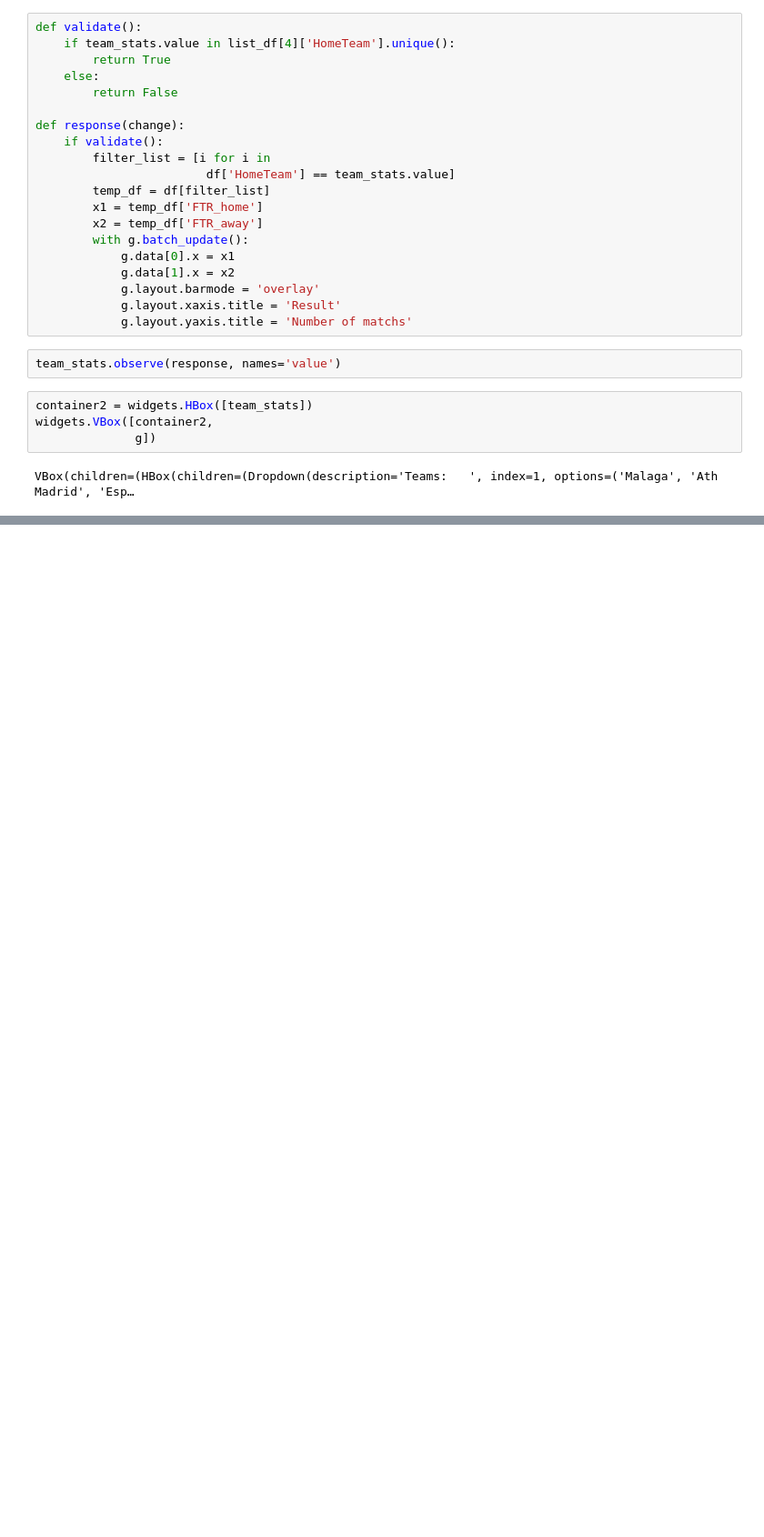
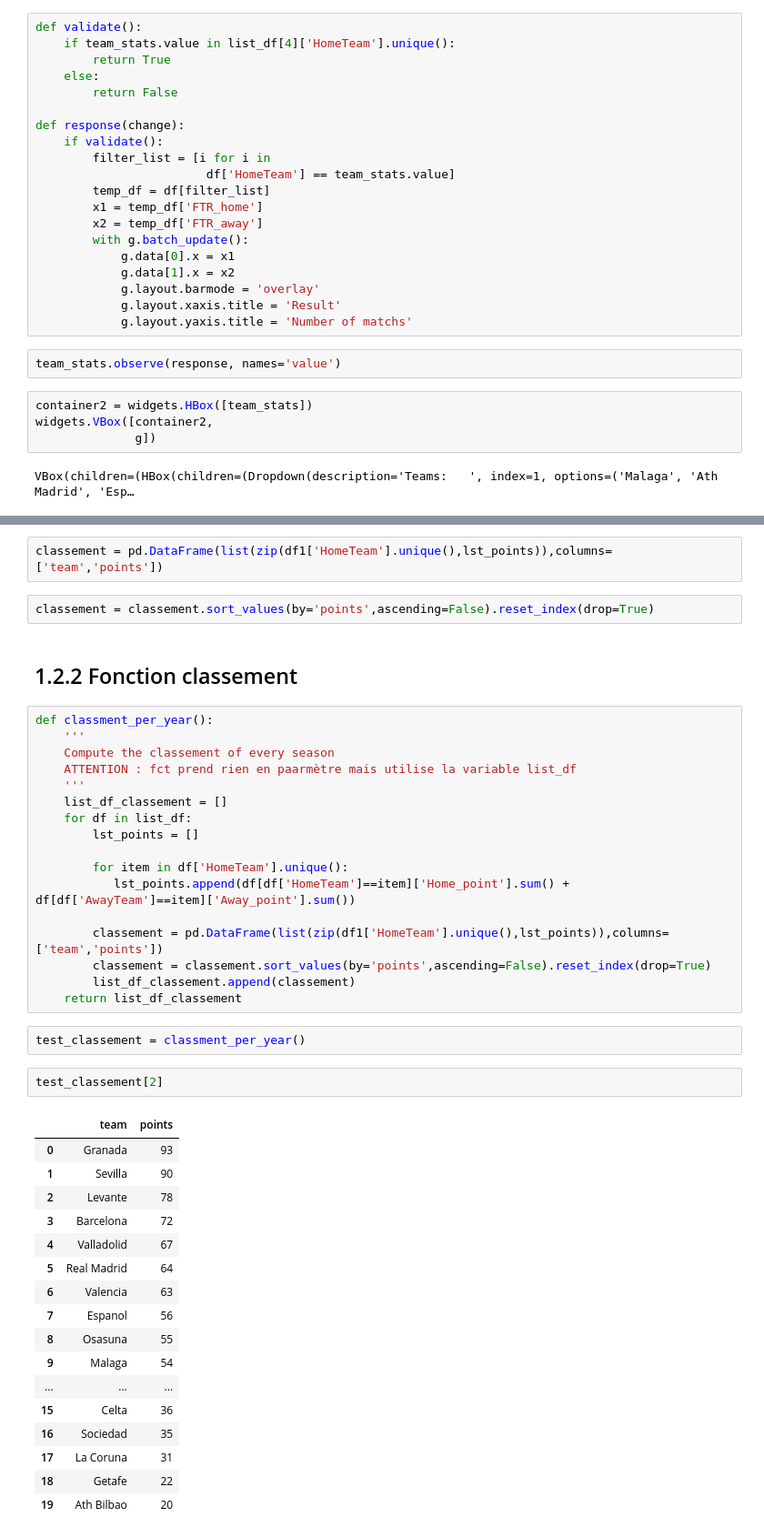
Before and after one commit to Zorix9/beat_the_bookies, a Jupyter notebook: notebooks/notebook_for_csv.ipynb, the cells around one changed output, grey strips where cells are left out. Shown at 91% size. Saved outputs shown, nothing was run; the diff lists cells and outputs as text; blank space fills up the shorter version.

```diff
--- a/notebooks/notebook_for_csv.ipynb
+++ b/notebooks/notebook_for_csv.ipynb
@@ -122,0 +203,45 @@ VBox(children=(HBox(children=(Dropdown(description='Teams:   ', index=1, options
+# %%
+classement = pd.DataFrame(list(zip(df1['HomeTeam'].unique(),lst_points)),columns=['team','points'])
+# %%
+classement = classement.sort_values(by='points',ascending=False).reset_index(drop=True)
+# %% [markdown]
+## 1.2.2 Fonction classement
+# %%
+def classment_per_year():
+    '''
+    Compute the classement of every season
+    ATTENTION : fct prend rien en paarmètre mais utilise la variable list_df
+    '''
+    list_df_classement = []
+    for df in list_df:
+        lst_points = []
+
+        for item in df['HomeTeam'].unique():
+           lst_points.append(df[df['HomeTeam']==item]['Home_point'].sum() + df[df['AwayTeam']==item]['Away_point'].sum())
+
+        classement = pd.DataFrame(list(zip(df1['HomeTeam'].unique(),lst_points)),columns=['team','points'])
+        classement = classement.sort_values(by='points',ascending=False).reset_index(drop=True)
+        list_df_classement.append(classement)
+    return list_df_classement
+# %%
+test_classement = classment_per_year()
+# %%
+test_classement[2]
+# %% [output]
+|  | team | points |
+| 0 | Granada | 93 |
+| 1 | Sevilla | 90 |
+| 2 | Levante | 78 |
+| 3 | Barcelona | 72 |
+| 4 | Valladolid | 67 |
+| 5 | Real Madrid | 64 |
+| 6 | Valencia | 63 |
+| 7 | Espanol | 56 |
+| 8 | Osasuna | 55 |
+| 9 | Malaga | 54 |
+| ... | ... | ... |
+| 15 | Celta | 36 |
+| 16 | Sociedad | 35 |
+| 17 | La Coruna | 31 |
+| 18 | Getafe | 22 |
+| 19 | Ath Bilbao | 20 |
```
Also changed, not shown: parts of 20 cells of this notebook, 6 other files.
